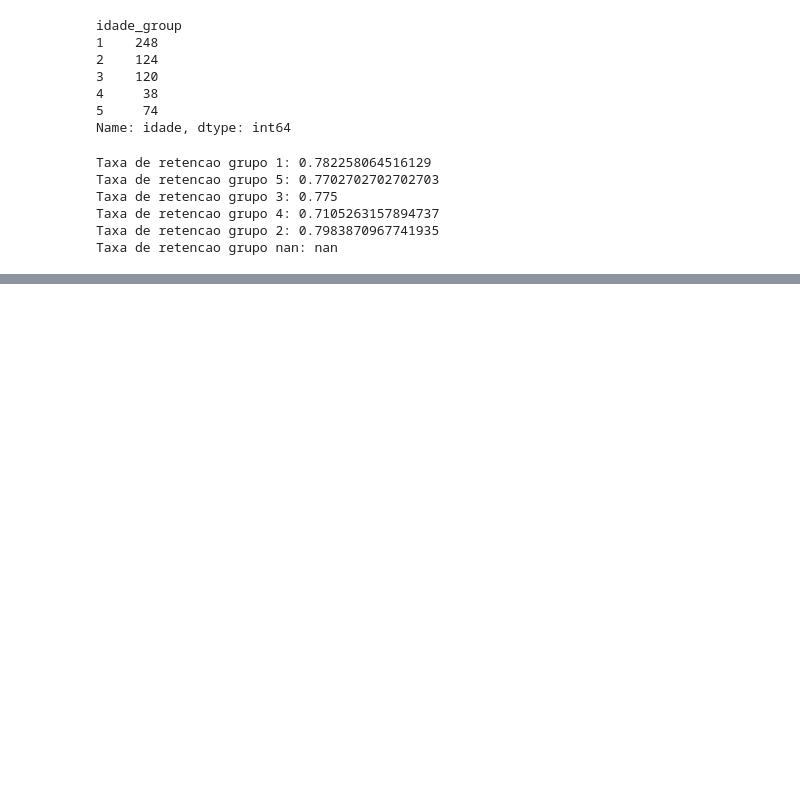
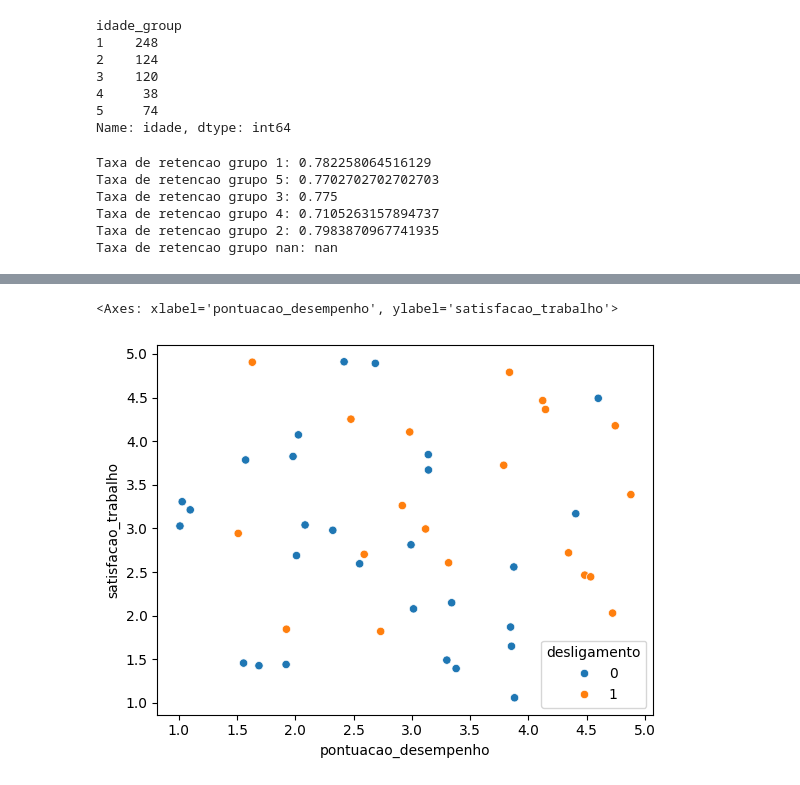
Before and after one commit to matheusmello-o/turnover-optmization, a Jupyter notebook: turnover.ipynb, the cells around one changed output, grey strips where cells are left out. Cells and saved outputs as stored; diff of their text form; code cells hidden in the pictures; blank space fills up the shorter version.

Commit message:
clustering model

```diff
--- a/turnover.ipynb
+++ b/turnover.ipynb
@@ -209,0 +221,2 @@ sns.boxplot(data = df,
+# %%
+df['horas_extras_por_meses'] = df.horas_extras / df.meses_de_servico
@@ -209,0 +225,11 @@ sns.boxplot(data = df,
+# %%
+df = pd.get_dummies(data = df, columns = ['nivel_cargo'], dtype = np.number)
+# %%
+from sklearn.cluster import KMeans, DBSCAN
+from sklearn.metrics import silhouette_score
+
+cols = ['pontuacao_desempenho', 'satisfacao_trabalho', 'salario', 'horas_extras', 'horas_extras_por_meses' ]
+X = df[cols]
+
+k = KMeans(n_clusters = 15, random_state = 42, n_init = 'auto', algorithm='elkan').fit(X)
+db = DBSCAN(eps = 0.3).fit(X)
@@ -209,0 +240,4 @@ sns.boxplot(data = df,
+# %%
+df_clusters = df.copy()
+
+df_clusters['cluster'] = k.labels_
@@ -209,0 +306,8 @@ sns.boxplot(data = df,
+# %%
+sns.scatterplot(data = df_clusters.loc[df_clusters.cluster == 4],
+                x = 'pontuacao_desempenho',
+                y = 'satisfacao_trabalho',
+                hue = 'desligamento')
+# %% [output]
+<Axes: xlabel='pontuacao_desempenho', ylabel='satisfacao_trabalho'>
+[figure, added]
```
Also changed, not shown: parts of 8 cells of this notebook.
